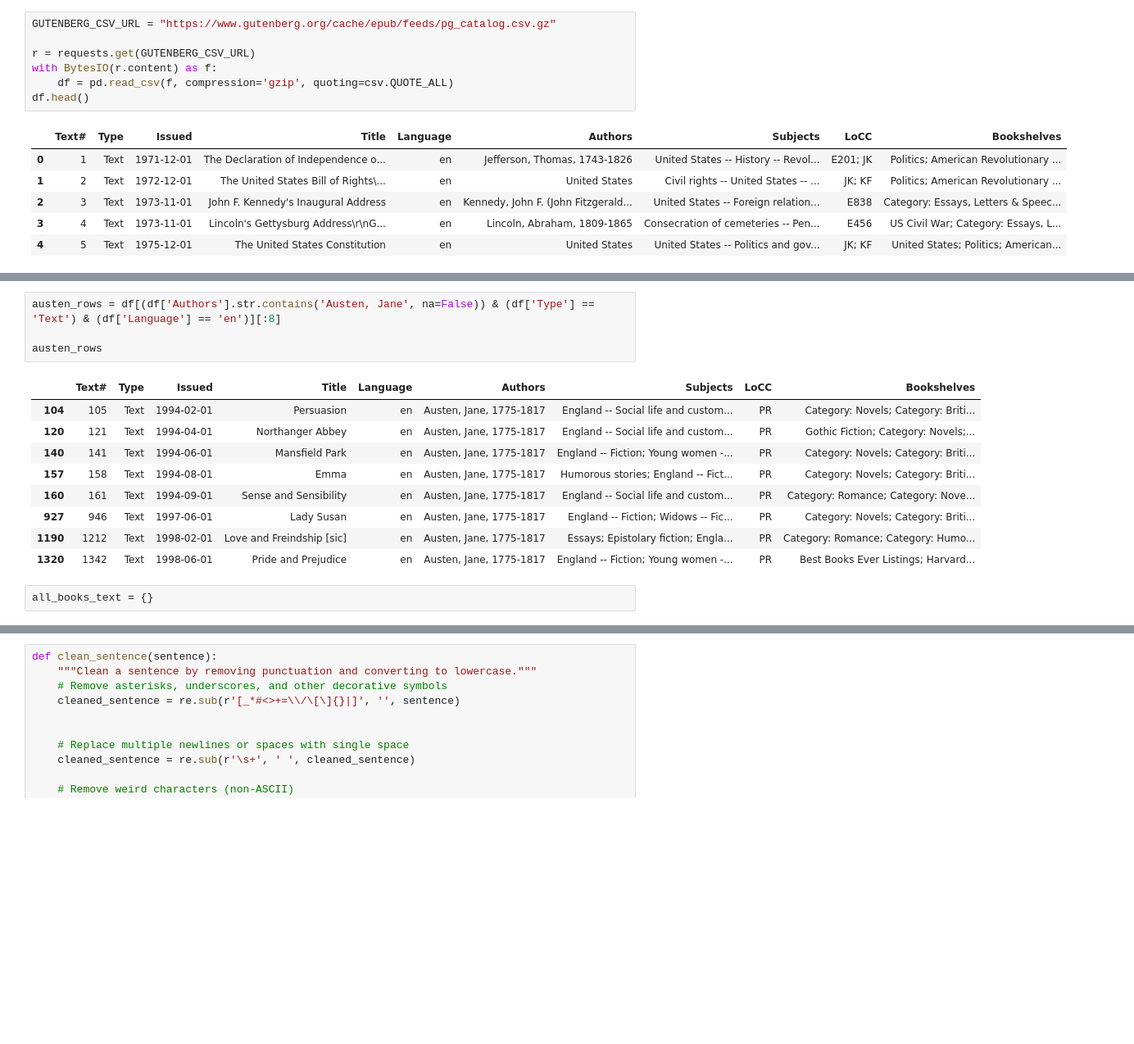
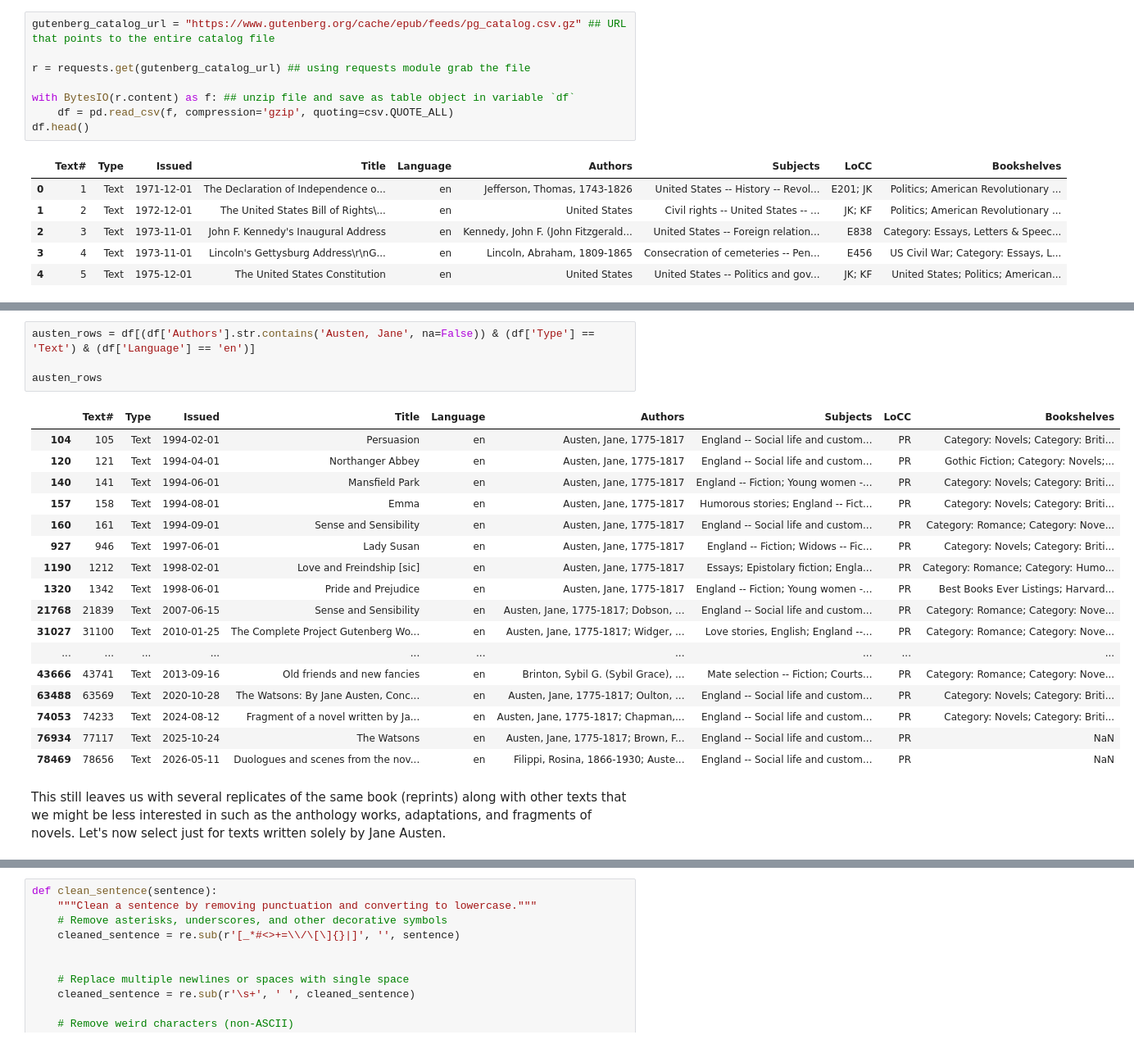
Before and after one commit to ampivirotto/virtual_workshops, a Jupyter notebook: austen/austen_exercise.ipynb, the cells around one changed output, grey strips where cells are left out. Shown at 82% size. Drawn from its saved outputs; the diff is of its cells as text; blank space fills up the shorter version.

Commit message:
finalize austen tutorial

```diff
--- a/austen/austen_exercise.ipynb
+++ b/austen/austen_exercise.ipynb
@@ -29,8 +53,9 @@ AttributeError: module 'numpy' has no attribute '__version__'
 # %%
-GUTENBERG_CSV_URL = "https://www.gutenberg.org/cache/epub/feeds/pg_catalog.csv.gz"
+gutenberg_catalog_url = "https://www.gutenberg.org/cache/epub/feeds/pg_catalog.csv.gz" ## URL that points to the entire catalog file
 
-r = requests.get(GUTENBERG_CSV_URL)
-with BytesIO(r.content) as f:
+r = requests.get(gutenberg_catalog_url) ## using requests module grab the file
+
+with BytesIO(r.content) as f: ## unzip file and save as table object in variable `df`
     df = pd.read_csv(f, compression='gzip', quoting=csv.QUOTE_ALL)
 df.head()
 # %% [output]
@@ -43,16 +114,24 @@ df.head()
 # %%
-austen_rows = df[(df['Authors'].str.contains('Austen, Jane', na=False)) & (df['Type'] == 'Text') & (df['Language'] == 'en')][:8]
+austen_rows = df[(df['Authors'].str.contains('Austen, Jane', na=False)) & (df['Type'] == 'Text') & (df['Language'] == 'en')]
 
 austen_rows
 # %% [output]
 |  | Text# | Type | Issued | Title | Language | Authors | Subjects | LoCC | Bookshelves |
 | 104 | 105 | Text | 1994-02-01 | Persuasion | en | Austen, Jane, 1775-1817 | England -- Social life and custom... | PR | Category: Novels; Category: Briti... |
 | 120 | 121 | Text | 1994-04-01 | Northanger Abbey | en | Austen, Jane, 1775-1817 | England -- Social life and custom... | PR | Gothic Fiction; Category: Novels;... |
 | 140 | 141 | Text | 1994-06-01 | Mansfield Park | en | Austen, Jane, 1775-1817 | England -- Fiction; Young women -... | PR | Category: Novels; Category: Briti... |
 | 157 | 158 | Text | 1994-08-01 | Emma | en | Austen, Jane, 1775-1817 | Humorous stories; England -- Fict... | PR | Category: Novels; Category: Briti... |
 | 160 | 161 | Text | 1994-09-01 | Sense and Sensibility | en | Austen, Jane, 1775-1817 | England -- Social life and custom... | PR | Category: Romance; Category: Nove... |
 | 927 | 946 | Text | 1997-06-01 | Lady Susan | en | Austen, Jane, 1775-1817 | England -- Fiction; Widows -- Fic... | PR | Category: Novels; Category: Briti... |
 | 1190 | 1212 | Text | 1998-02-01 | Love and Freindship [sic] | en | Austen, Jane, 1775-1817 | Essays; Epistolary fiction; Engla... | PR | Category: Romance; Category: Humo... |
 | 1320 | 1342 | Text | 1998-06-01 | Pride and Prejudice | en | Austen, Jane, 1775-1817 | England -- Fiction; Young women -... | PR | Best Books Ever Listings; Harvard... |
+| 21768 | 21839 | Text | 2007-06-15 | Sense and Sensibility | en | Austen, Jane, 1775-1817; Dobson, ... | England -- Social life and custom... | PR | Category: Romance; Category: Nove... |
+| 31027 | 31100 | Text | 2010-01-25 | The Complete Project Gutenberg Wo... | en | Austen, Jane, 1775-1817; Widger, ... | Love stories, English; England --... | PR | Category: Romance; Category: Nove... |
+| ... | ... | ... | ... | ... | ... | ... | ... | ... | ... |
+| 43666 | 43741 | Text | 2013-09-16 | Old friends and new fancies | en | Brinton, Sybil G. (Sybil Grace), ... | Mate selection -- Fiction; Courts... | PR | Category: Romance; Category: Nove... |
+| 63488 | 63569 | Text | 2020-10-28 | The Watsons: By Jane Austen, Conc... | en | Austen, Jane, 1775-1817; Oulton, ... | England -- Social life and custom... | PR | Category: Novels; Category: Briti... |
+| 74053 | 74233 | Text | 2024-08-12 | Fragment of a novel written by Ja... | en | Austen, Jane, 1775-1817; Chapman,... | England -- Social life and custom... | PR | Category: Novels; Category: Briti... |
+| 76934 | 77117 | Text | 2025-10-24 | The Watsons | en | Austen, Jane, 1775-1817; Brown, F... | England -- Social life and custom... | PR | NaN |
+| 78469 | 78656 | Text | 2026-05-11 | Duologues and scenes from the nov... | en | Filippi, Rosina, 1866-1930; Auste... | England -- Social life and custom... | PR | NaN |
-# %%
-all_books_text = {}
+# %% [markdown]
+This still leaves us with several replicates of the same book (reprints) along with other texts that we might be less interested in such as the anthology works, adaptations, and fragments of novels. Let's now select just for texts written solely by Jane Austen.
```
Also changed, not shown: parts of 50 cells of this notebook, 6 other files.
